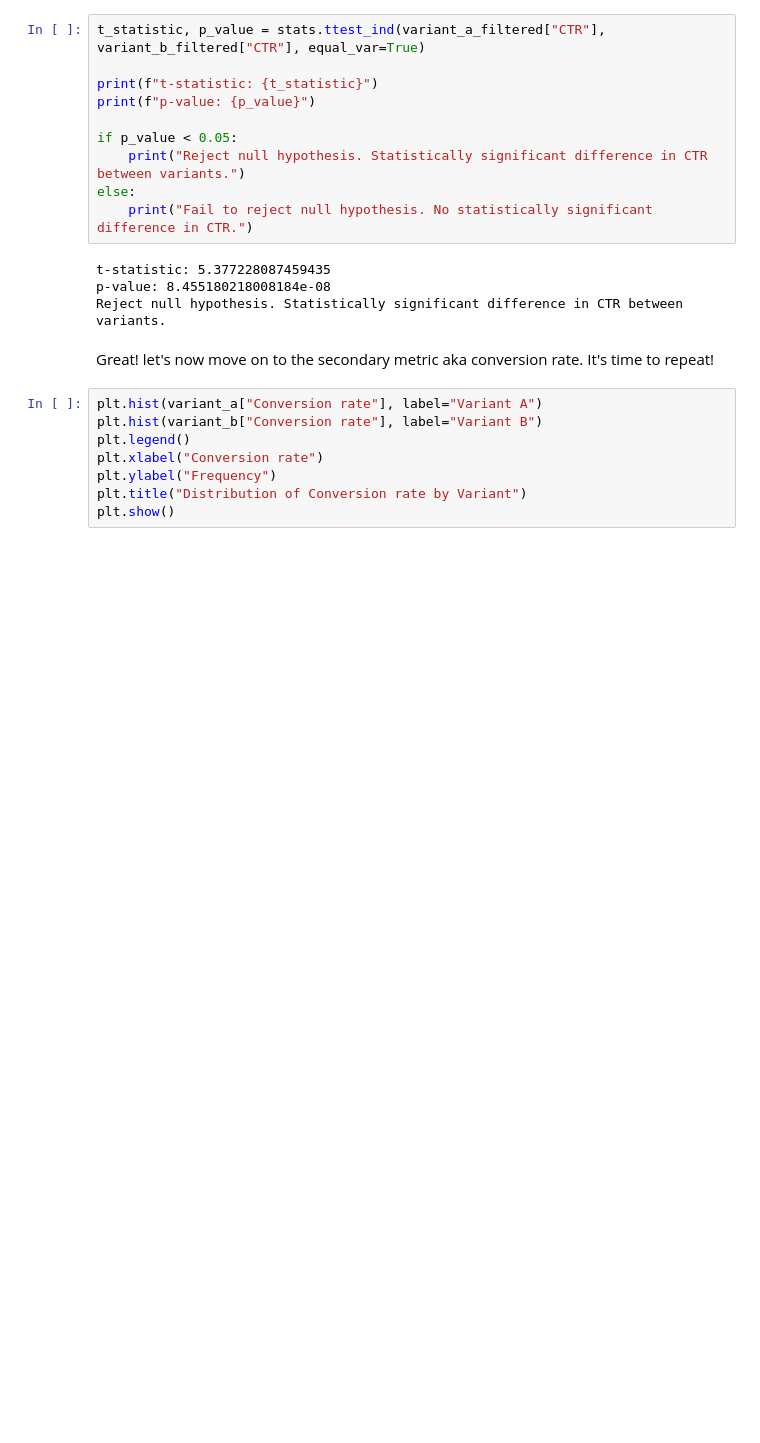
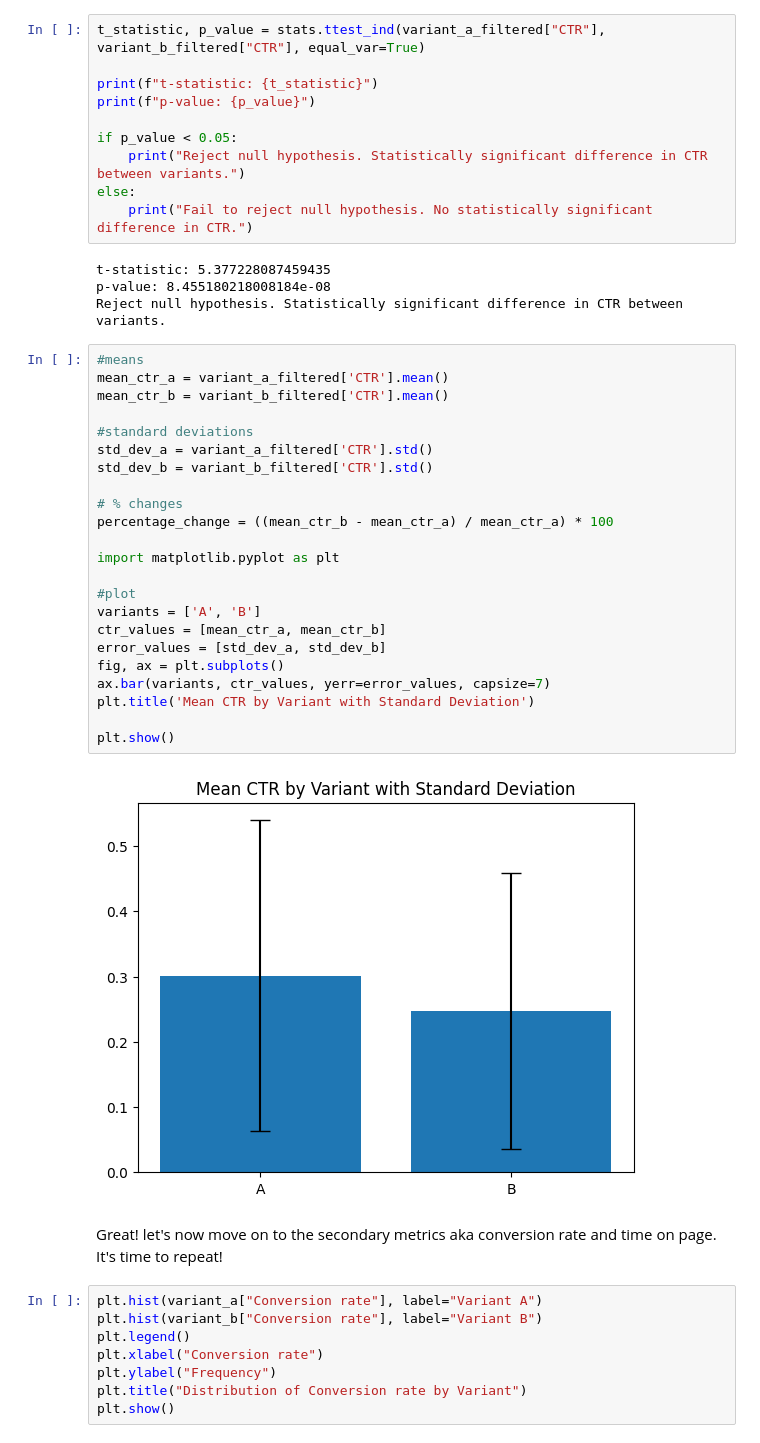
Before and after one commit to Kalpayam/Assessment, a Jupyter notebook: stats_assessment.ipynb, the cells around one changed output. Saved outputs shown, nothing was run; the diff lists cells and outputs as text; blank space fills up the shorter version.

```diff
--- a/stats_assessment.ipynb
+++ b/stats_assessment.ipynb
@@ -64,8 +81,33 @@ else:
 t-statistic: 5.377228087459435
 p-value: 8.455180218008184e-08
 Reject null hypothesis. Statistically significant difference in CTR between variants.
+# %%
+#means
+mean_ctr_a = variant_a_filtered['CTR'].mean()
+mean_ctr_b = variant_b_filtered['CTR'].mean()
+
+#standard deviations
+std_dev_a = variant_a_filtered['CTR'].std()
+std_dev_b = variant_b_filtered['CTR'].std()
+
+# % changes
+percentage_change = ((mean_ctr_b - mean_ctr_a) / mean_ctr_a) * 100
+
+import matplotlib.pyplot as plt
+
+#plot
+variants = ['A', 'B']
+ctr_values = [mean_ctr_a, mean_ctr_b]
+error_values = [std_dev_a, std_dev_b]
+fig, ax = plt.subplots()
+ax.bar(variants, ctr_values, yerr=error_values, capsize=7)
+plt.title('Mean CTR by Variant with Standard Deviation')
+
+plt.show()
+# %% [output]
+[figure, added]
 # %% [markdown]
-Great! let's now move on to the secondary metric aka conversion rate. It's time to repeat!
+Great! let's now move on to the secondary metrics aka conversion rate and time on page. It's time to repeat!
 # %%
 plt.hist(variant_a["Conversion rate"], label="Variant A")
 plt.hist(variant_b["Conversion rate"], label="Variant B")
```
Also changed, not shown: parts of 6 cells of this notebook.
